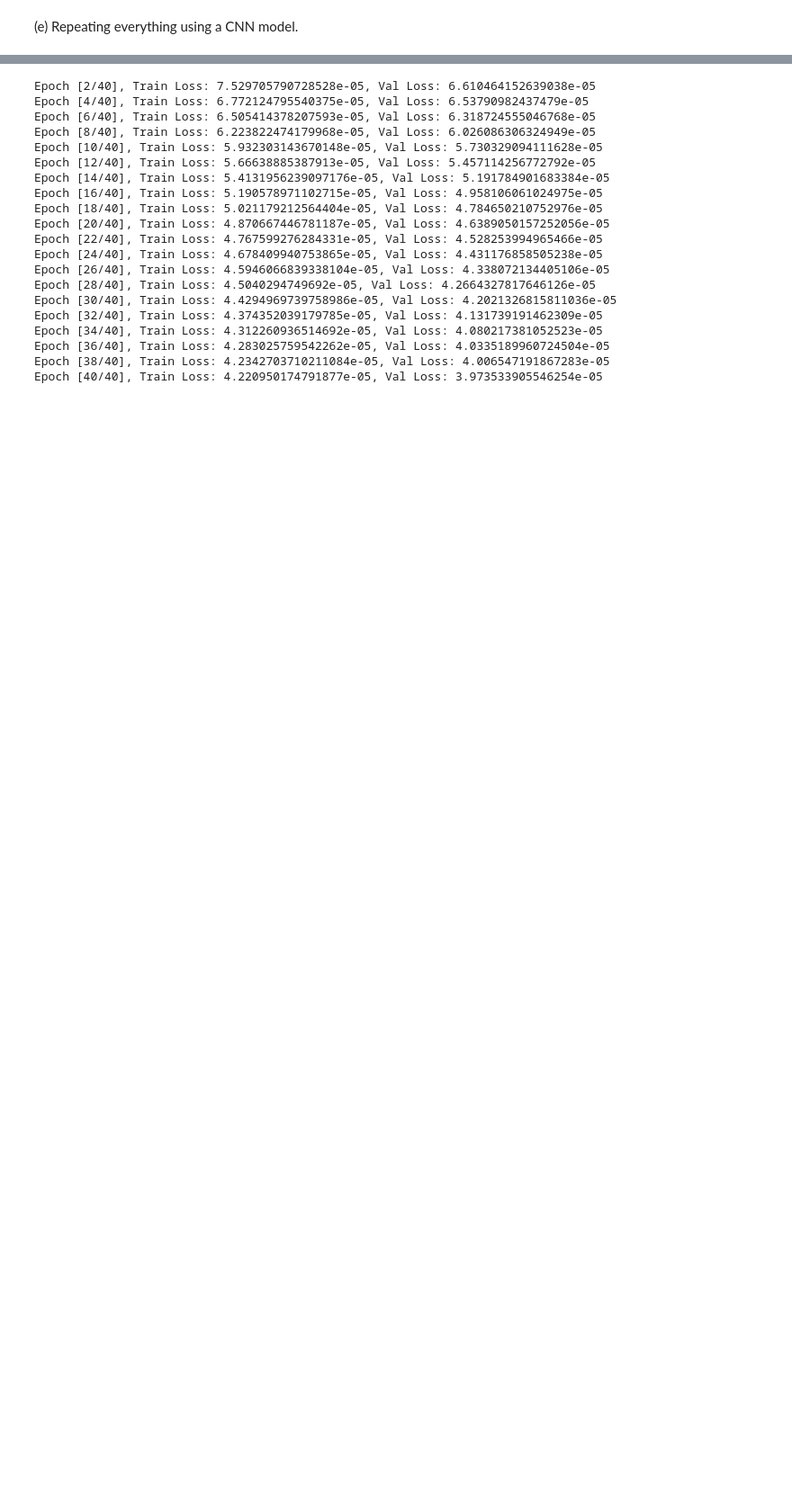
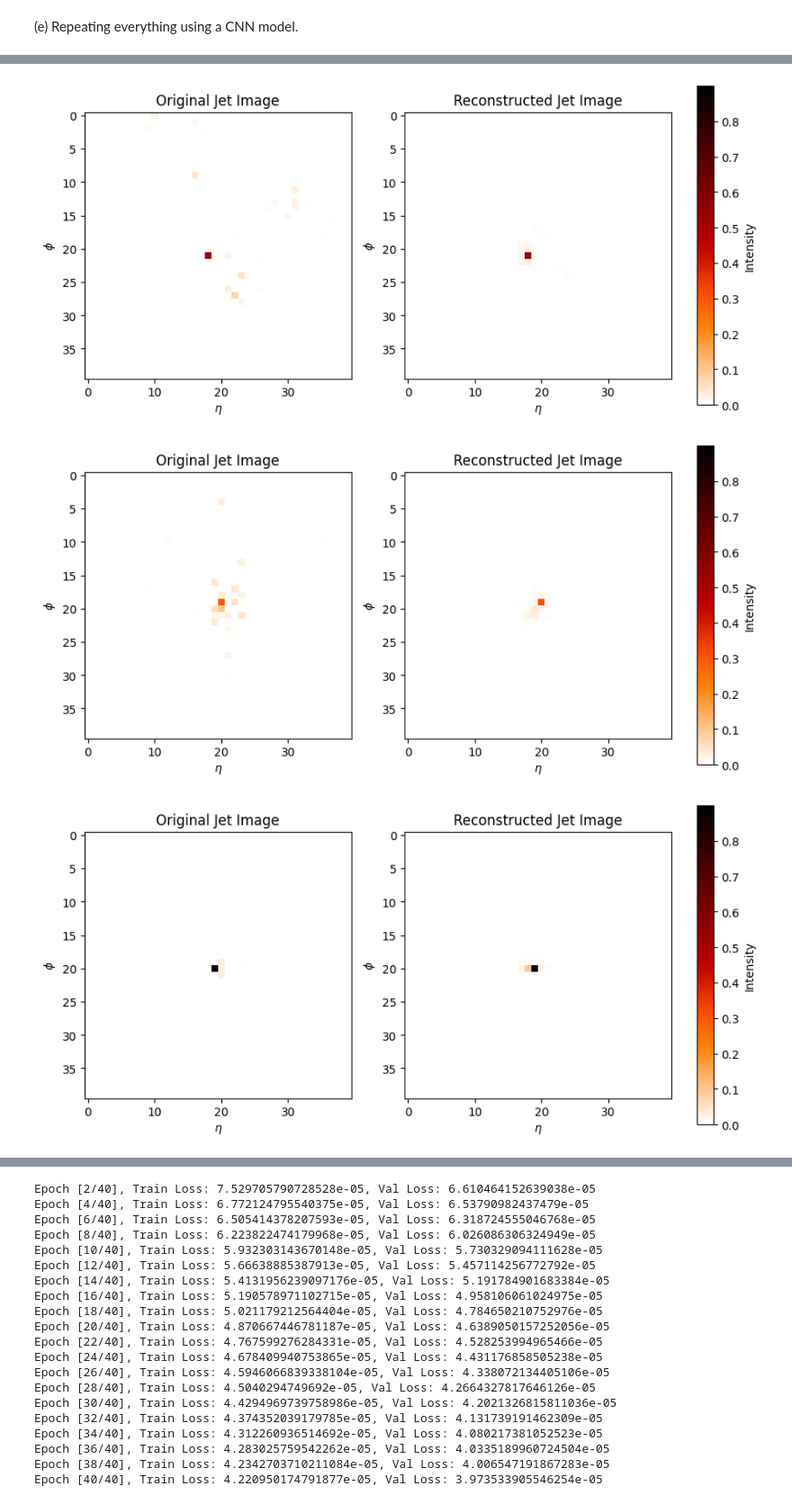
Before and after one commit to neelkanthrawat/mlph2023-Exercises, a Jupyter notebook: sheet08.ipynb, the cells around one changed output, grey strips where cells are left out. Shown at 90% size. Saved outputs shown, nothing was run; the diff lists cells and outputs as text; code cells hidden in the pictures; blank space fills up the shorter version.

```diff
--- a/sheet08.ipynb
+++ b/sheet08.ipynb
@@ -987,0 +1257,7 @@ plt.show()
+# %%
+visualize_reconstruction_cnn(model=autoencoder_cnn, dataloader=qcd_dataloader_train, seed=seed_qcd_train,
+                              num_examples=4, device=device, separate_colorplots=False, intensity_factor=1)
+# %% [output]
+[figure, added]
+[figure, added]
+[figure, added]
```
Also changed, not shown: parts of 26 cells of this notebook.
